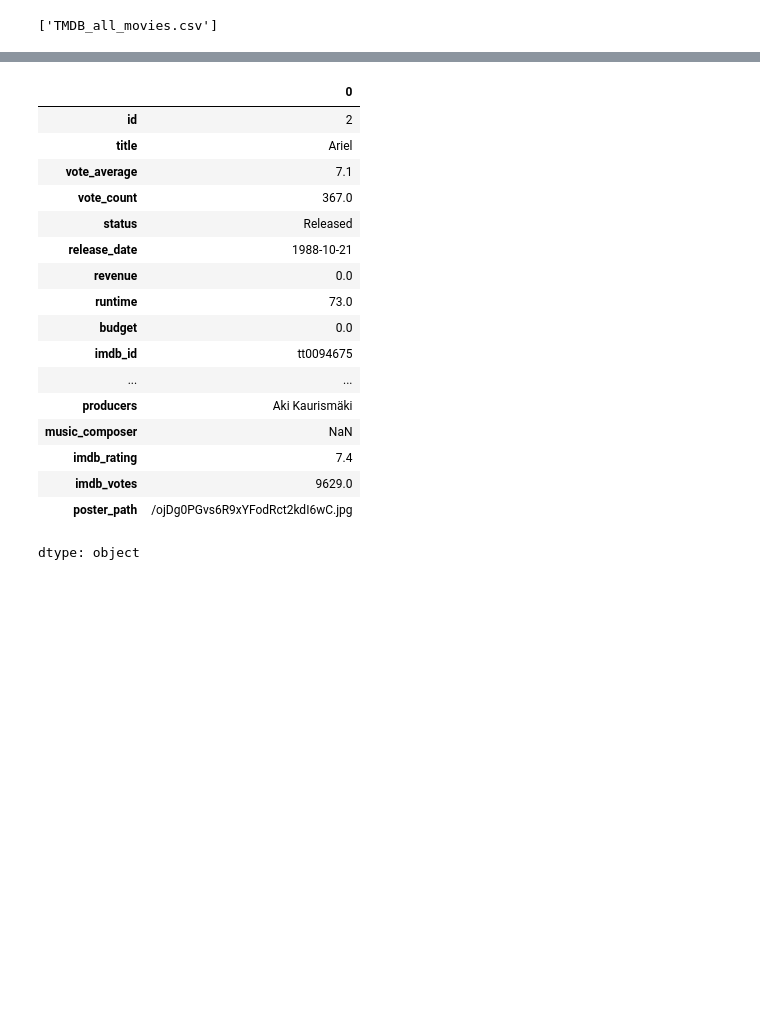
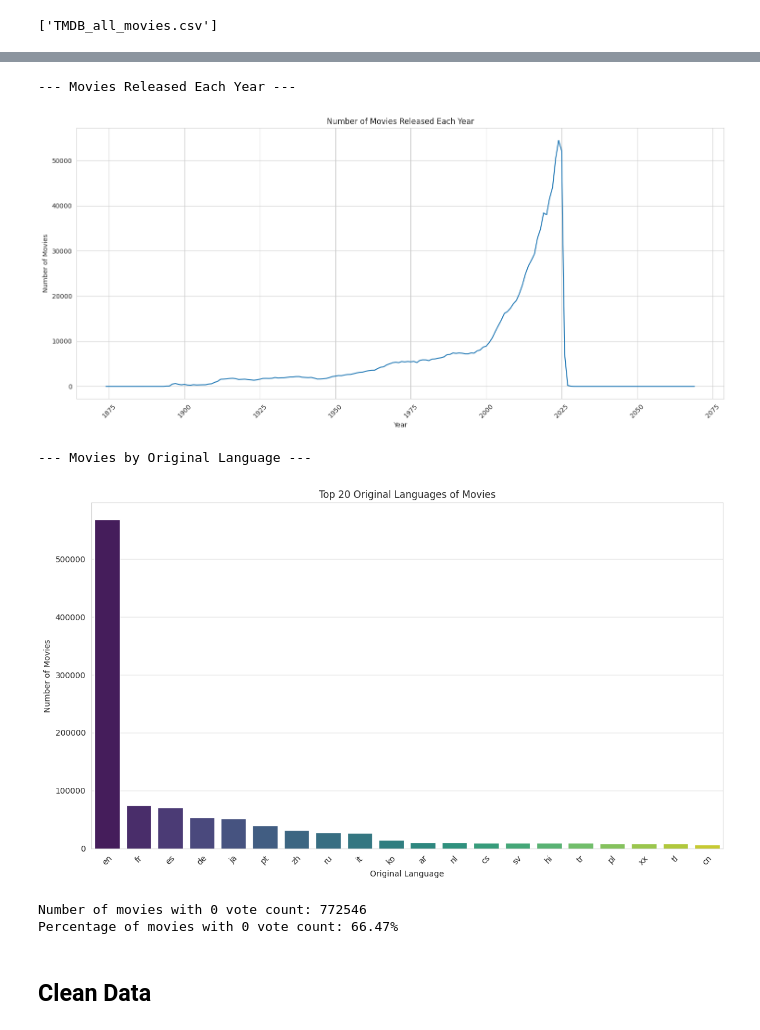
Before and after one commit to abhijitdalal26/movie-vector-galaxy, a Jupyter notebook: movies-vector-galaxy.ipynb, the cells around one changed output, grey strips where cells are left out. Cells and saved outputs as stored; diff of their text form; code cells hidden in the pictures; blank space fills up the shorter version.

```diff
--- a/movies-vector-galaxy.ipynb
+++ b/movies-vector-galaxy.ipynb
@@ -36,21 +82,54 @@ movies.head()
 # %%
-movies.iloc[0]
+import matplotlib.pyplot as plt
+import seaborn as sns
+import ast
+
+# Set plot style
+sns.set_style("whitegrid")
+
+# Plot 1: Number of movies released each year
+print("\n--- Movies Released Each Year ---")
+movies_df['release_year'] = pd.to_datetime(movies_df['release_date'], errors='coerce').dt.year
+year_counts = movies_df['release_year'].value_counts().sort_index()
+
+plt.figure(figsize=(15, 7))
+sns.lineplot(x=year_counts.index, y=year_counts.values)
+plt.title('Number of Movies Released Each Year')
+plt.xlabel('Year')
+plt.ylabel('Number of Movies')
+plt.xticks(rotation=45)
+plt.tight_layout()
+plt.show()
+
+# Plot 2: Movies from each original language
+# This plot tells most of the movies are in english so ignore this feature.
+print("\n--- Movies by Original Language ---")
+language_counts = movies_df['original_language'].value_counts().head(20) # Top 20 languages
+
+plt.figure(figsize=(12, 7))
+sns.barplot(x=language_counts.index, y=language_counts.values, hue=language_counts.index, palette='viridis', legend=False)
+plt.title('Top 20 Original Languages of Movies')
+plt.xlabel('Original Language')
+plt.ylabel('Number of Movies')
+plt.xticks(rotation=45)
+plt.tight_layout()
+plt.show()
 # %% [output]
-|  | 0 |
-| id | 2 |
-| title | Ariel |
-| vote_average | 7.1 |
-| vote_count | 367.0 |
-| status | Released |
-| release_date | 1988-10-21 |
-| revenue | 0.0 |
-| runtime | 73.0 |
-| budget | 0.0 |
-| imdb_id | tt0094675 |
-| ... | ... |
-| producers | Aki Kaurismäki |
-| music_composer | NaN |
-| imdb_rating | 7.4 |
-| imdb_votes | 9629.0 |
-| poster_path | /ojDg0PGvs6R9xYFodRct2kdI6wC.jpg |
-dtype: object
+--- Movies Released Each Year ---
+[figure, added]
+--- Movies by Original Language ---
+[figure, added]
+# %%
+# Number of peoples voted
+# for 66% of data the count is 0
+zero_vote_count = movies_df[movies_df['vote_count'] == 0]
+print(f"Number of movies with 0 vote count: {len(zero_vote_count)}")
+
+total_movies = movies_df.shape[0]
+percentage_zero_votes = (len(zero_vote_count) / total_movies) * 100
+print(f"Percentage of movies with 0 vote count: {percentage_zero_votes:.2f}%")
+# %% [output]
+Number of movies with 0 vote count: 772546
+Percentage of movies with 0 vote count: 66.47%
+# %% [markdown]
+## Clean Data
```
Also changed, not shown: parts of 30 cells of this notebook.
